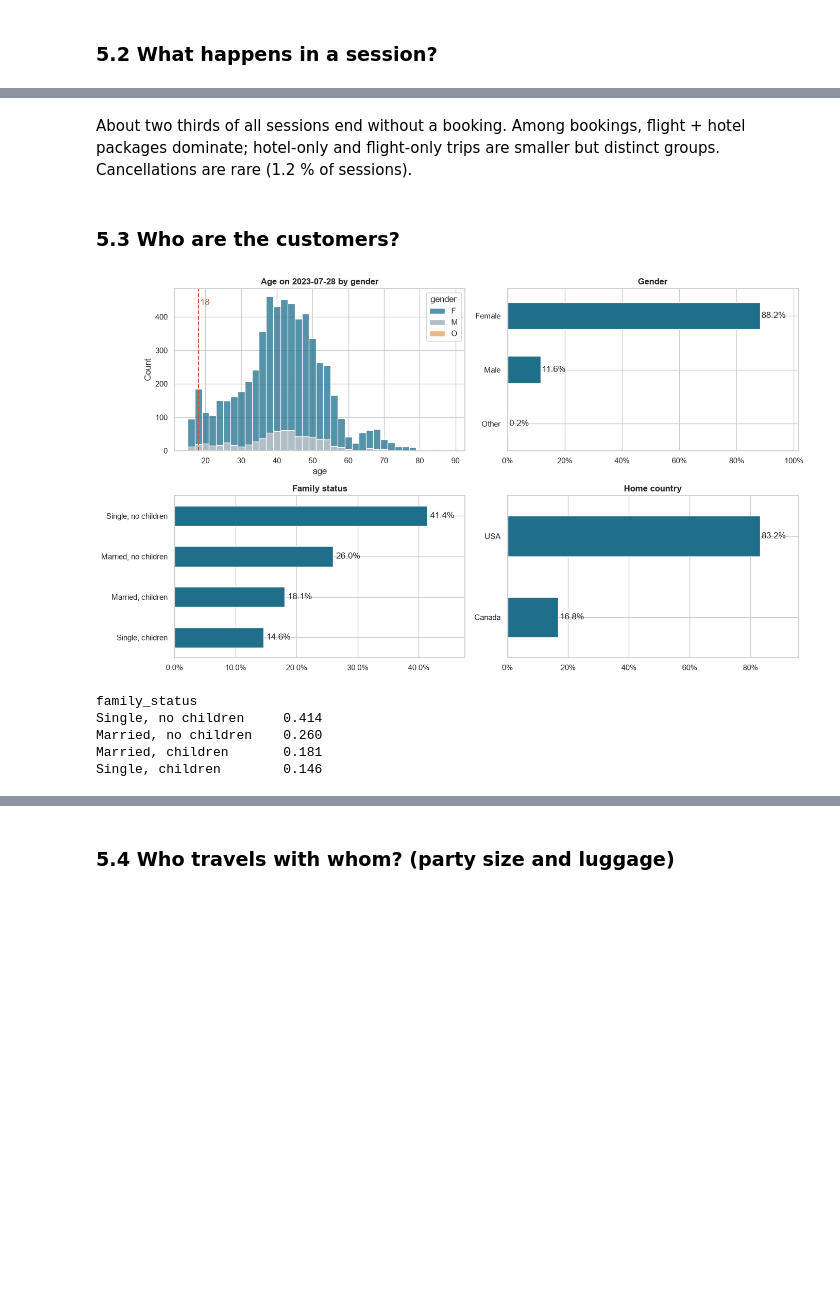
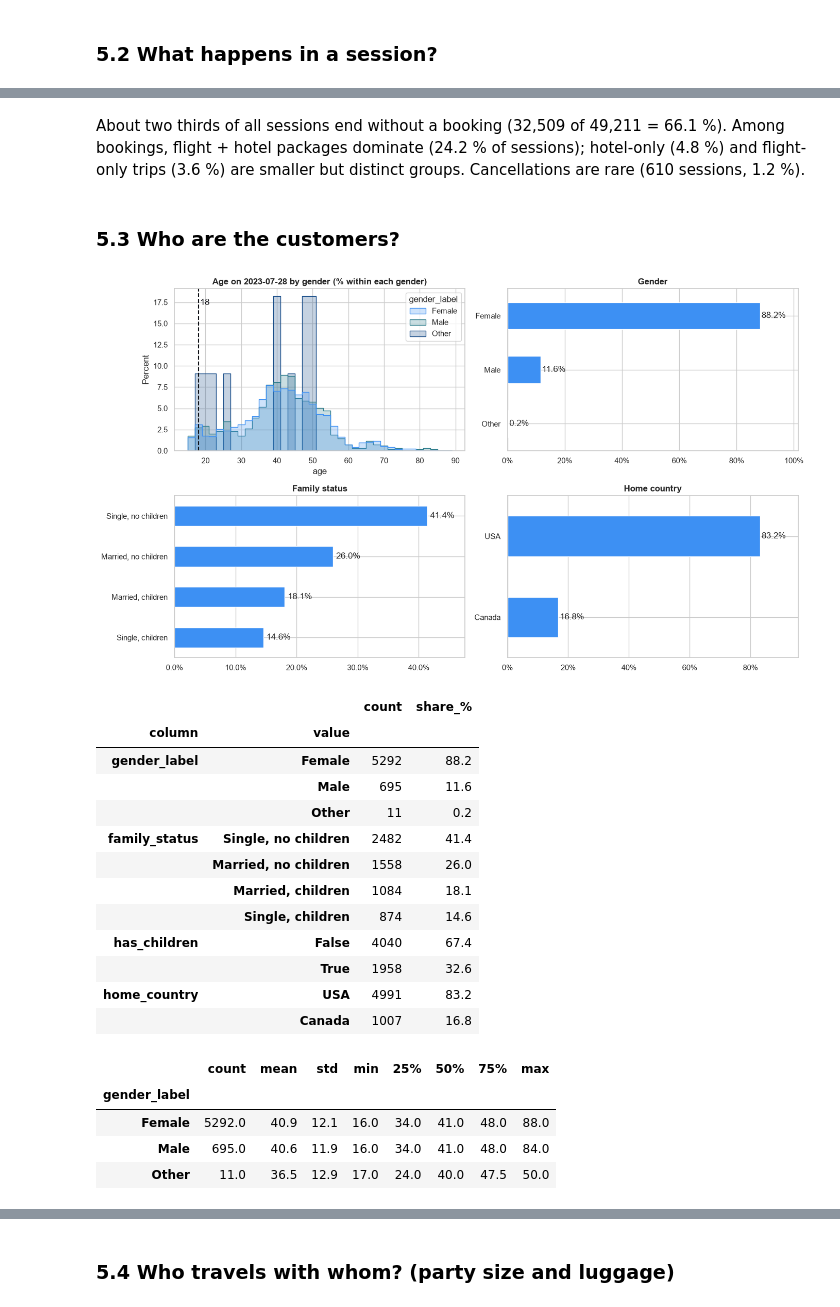
Before and after one commit to jtong28/TravelTide, a Jupyter notebook: 01_EDA_Cleaning.ipynb, the cells around one changed output, grey strips where cells are left out. Drawn from its saved outputs; the diff is of its cells as text; code cells hidden in the pictures; blank space fills up the shorter version.

```diff
--- a/01_EDA_Cleaning.ipynb
+++ b/01_EDA_Cleaning.ipynb
@@ -49,7 +81,6 @@ The shared Drive `data` folder contains all CSV files for our data analysis.
 DRIVE_FOLDER_ID = "13JVW64-U2woCIdmQ1KAQeTyiKwlwaJdc"
 
 # Files used in this notebook: name in the data folder + Google Drive FILE ID
-# (a folder can't be read directly – each CSV needs its own file ID from its share link)
 FILES = {
     "sessions": {"name": "session_level_table.csv", "drive_id": "1cZGmTakhtkm0vKJlguPk5H_Ea0SjjCyM"},
     "users":    {"name": "user_level_table.csv",       "drive_id": "1caT1H37JPzKNUo1EcM90eDIjHBe6nQG-"},   # used from Part 2 on
@@ -65,12 +96,10 @@ DATA_DIR = next((d for d in CANDIDATE_DIRS if d.is_dir()), None)
 print("Local data folder:", DATA_DIR.resolve() if DATA_DIR else "not found → reading from Google Drive")
 
 def read_export(source):
-    # SQL-client exports are sometimes Windows-1252 encoded (e.g. "AeroMéxico"), so fall back if UTF-8 fails
-    # Some SQL clients write missing values as the text "NULL" → read them as real missing values
-    try:
-        return pd.read_csv(source, na_values=["NULL"])
-    except UnicodeDecodeError:
-        return pd.read_csv(source, encoding="cp1252", na_values=["NULL"])
+    # na_values: the SQL export writes missing values as the text "NULL" → read them as real missing values (NaN)
+    # encoding_errors: 2 airline names ("AeroMéxico", "Cubana de Aviación") are not UTF-8 encoded in the export;
+    #   without this, reading crashes with a UnicodeDecodeError. The 2 names are repaired in 3.3.
+    return pd.read_csv(source, na_values=["NULL"], encoding_errors="replace")
 
 def load_table(key):
     name, drive_id = FILES[key]["name"], FILES[key]["drive_id"]
@@ -83,6 +112,6 @@ def load_table(key):
     return read_export(f"https://drive.google.com/uc?export=download&id={drive_id}")
 
 sessions_raw = load_table("sessions")
-df = sessions_raw.copy()
+df = sessions_raw.copy()   # working copy – sessions_raw stays untouched for before/after checks (3.1)
 print(f"Rows: {df.shape[0]:,} | Columns: {df.shape[1]} | Users: {df['user_id'].nunique():,}")
 # %% [output]
@@ -382,5 +421,5 @@ origin_airport == home_airport: 99.7 %
 # %%
-for col in ["gender", "home_country"]:
-    print(df.groupby("user_id")[col].first().value_counts().to_string(), "\n")
-print("Hotel brands:", df["hotel_brand"].nunique(), "| Destinations:", df["destination"].nunique(), "| Home cities:", df["home_city"].nunique())
+user_first = df.groupby("user_id")[["gender", "home_country"]].first()
+display(pd.concat({col: count_share(user_first[col]) for col in ["gender", "home_country"]}, names=["column", "value"]))
+print("Destinations:", df["destination"].nunique(), "| Home cities:", df["home_city"].nunique())
 # %% [output]
@@ -686,6 +726,9 @@ df["start_weekday"] = df["trip_start"].dt.day_name()
 df["weekend_start"] = df["trip_start"].dt.dayofweek.isin([4, 5]).where(df["trip_start"].notna())   # Fri, Sat
 df["lead_days"] = (df["trip_start"].dt.normalize() - df["session_end"].dt.normalize()).dt.days
 
+# trip city: hotel-only trips have no flight destination → use the hotel city, so repeat visits are not missed
+df["trip_city"] = df["destination"].fillna(df["hotel_city"])
+
 def haversine_km(lat1, lon1, lat2, lon2):
     lat1, lon1, lat2, lon2 = map(np.radians, [lat1, lon1, lat2, lon2])
     a = np.sin((lat2 - lat1) / 2) ** 2 + np.cos(lat1) * np.cos(lat2) * np.sin((lon2 - lon1) / 2) ** 2
@@ -700,5 +743,5 @@ hotel_cost = (df["hotel_per_room_usd"].fillna(0) * df["rooms"].fillna(0).astype(
               * df["nights_calc"].fillna(0).astype(float) * (1 - df["hotel_discount_amount"].fillna(0)))
 df["trip_spend_usd"] = (flight_cost + hotel_cost).round(2).where(df["valid_booking"])
 
-df["booking_type"].value_counts()
+count_share(df["booking_type"])   # share of all 49,211 sessions
 # %% [output]
@@ -753,36 +810,59 @@ plt.tight_layout(); plt.show()
 # %% [markdown]
-About two thirds of all sessions end without a booking. Among bookings, flight + hotel packages dominate; hotel-only and flight-only trips are smaller but distinct groups. Cancellations are rare (1.2 % of sessions).
+About two thirds of all sessions end without a booking (32,509 of 49,211 = 66.1 %). Among bookings, flight + hotel packages dominate (24.2 % of sessions); hotel-only (4.8 %) and flight-only trips (3.6 %) are smaller but distinct groups. Cancellations are rare (610 sessions, 1.2 %).
 # %% [markdown]
 ### 5.3 Who are the customers?
 # %%
 users["family_status"] = np.select(
     [users["married"] & users["has_children"], users["married"], users["has_children"]],
     ["Married, children", "Married, no children", "Single, children"], default="Single, no children")
+users["age_years"] = users["age"].astype(float)
+users["gender_label"] = users["gender"].map({"F": "Female", "M": "Male", "O": "Other"})
 
 fig, axes = plt.subplots(2, 2, figsize=(14, 8))
 ax = axes[0, 0]
-sns.histplot(data=users, x=users["age"].astype(float), hue="gender", hue_order=["F", "M", "O"],s
-             multiple="stack", bins=range(15, 90, 2), ax=ax, palette=PALETTE[:3])
+# step outlines + % within each gender, so the small groups are comparable to the large female group
+# ("Other" has only 11 users, so its outline is jumpy – too few for a real distribution)
+sns.histplot(data=users, x="age_years", hue="gender_label", hue_order=["Female", "Male", "Other"],
+             stat="percent", common_norm=False, element="step", alpha=.25, bins=range(15, 90, 2),
+             ax=ax, palette=[PALETTE[0], PALETTE[2], PALETTE[3]])
 ax.axvline(18, color=PALETTE[4], ls="--"); ax.text(18.5, ax.get_ylim()[1] * .9, "18", color=PALETTE[4])
-ax.set_title("Age on 2023-07-28 by gender", fontweight="bold"); ax.set_xlabel("age")
+ax.set_title("Age on 2023-07-28 by gender (% within each gender)", fontweight="bold"); ax.set_xlabel("age")
 
 def share_bar(series, ax, title):
     s = series.value_counts(normalize=True) * 100
     s.plot(kind="barh", ax=ax, color=PALETTE[0]); ax.invert_yaxis(); ax.set_ylabel("")
     ax.xaxis.set_major_formatter(mtick.PercentFormatter()); ax.set_title(title, fontweight="bold")
     for i, v in enumerate(s): ax.text(v + 0.5, i, f"{v:.1f}%", va="center")
     ax.set_xlim(0, s.max() * 1.15)
 
-share_bar(users["gender"].map({"F": "Female", "M": "Male", "O": "Other"}), axes[0, 1], "Gender")
+share_bar(users["gender_label"], axes[0, 1], "Gender")
 share_bar(users["family_status"], axes[1, 0], "Family status")
 share_bar(users["home_country"], axes[1, 1], "Home country")
 plt.tight_layout(); plt.show()
-print(users["family_status"].value_counts(normalize=True).round(3).to_string())
+
+# Numbers behind the charts: count and share of all 5,998 users
+display(pd.concat({col: count_share(users[col]) for col in ["gender_label", "family_status", "has_children", "home_country"]},
+                  names=["column", "value"]))
+# Age by gender
+users.groupby("gender_label")["age_years"].describe().round(1)
 # %% [output]
-[figure, old version]
+[figure, new version]
-family_status
-Single, no children     0.414
-Married, no children    0.260
-Married, children       0.181
-Single, children        0.146
+|  |  | count | share_% |
+| column | value |  |  |
+| gender_label | Female | 5292 | 88.2 |
+|  | Male | 695 | 11.6 |
+|  | Other | 11 | 0.2 |
+| family_status | Single, no children | 2482 | 41.4 |
+|  | Married, no children | 1558 | 26.0 |
+|  | Married, children | 1084 | 18.1 |
+|  | Single, children | 874 | 14.6 |
+| has_children | False | 4040 | 67.4 |
+|  | True | 1958 | 32.6 |
+| home_country | USA | 4991 | 83.2 |
+|  | Canada | 1007 | 16.8 |
+|  | count | mean | std | min | 25% | 50% | 75% | max |
+| gender_label |  |  |  |  |  |  |  |  |
+| Female | 5292.0 | 40.9 | 12.1 | 16.0 | 34.0 | 41.0 | 48.0 | 88.0 |
+| Male | 695.0 | 40.6 | 11.9 | 16.0 | 34.0 | 41.0 | 48.0 | 84.0 |
+| Other | 11.0 | 36.5 | 12.9 | 17.0 | 24.0 | 40.0 | 47.5 | 50.0 |
 # %% [markdown]
```
Also changed, not shown: parts of 41 cells of this notebook, 13 other files.
